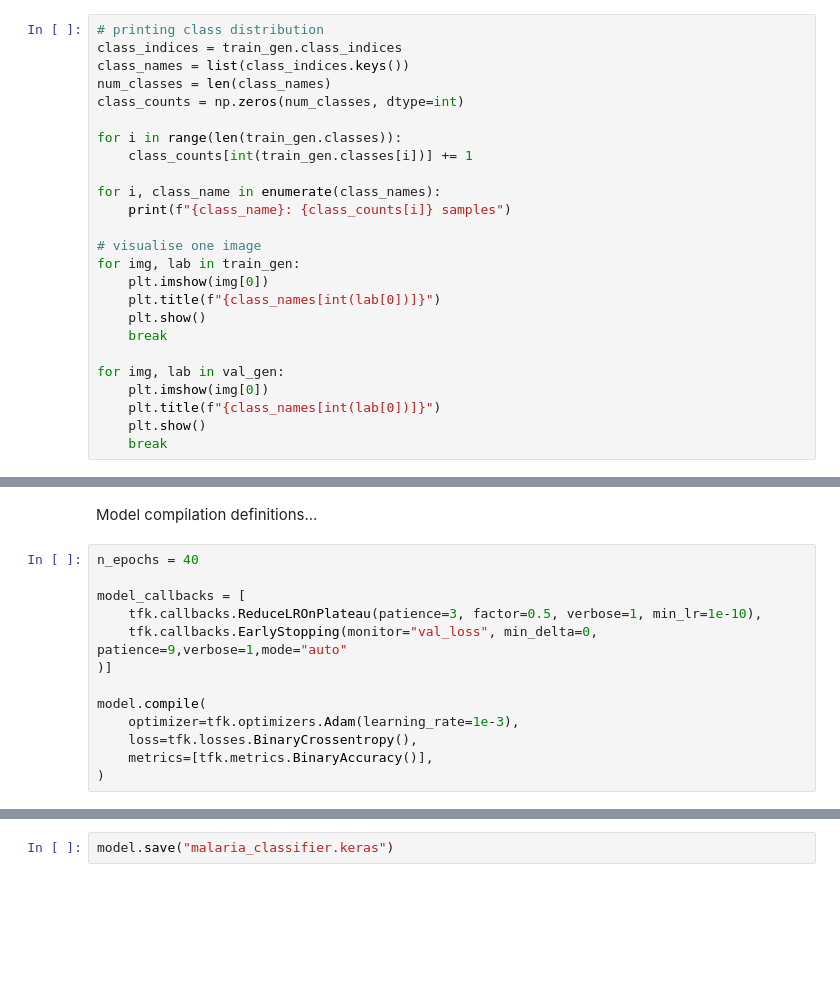
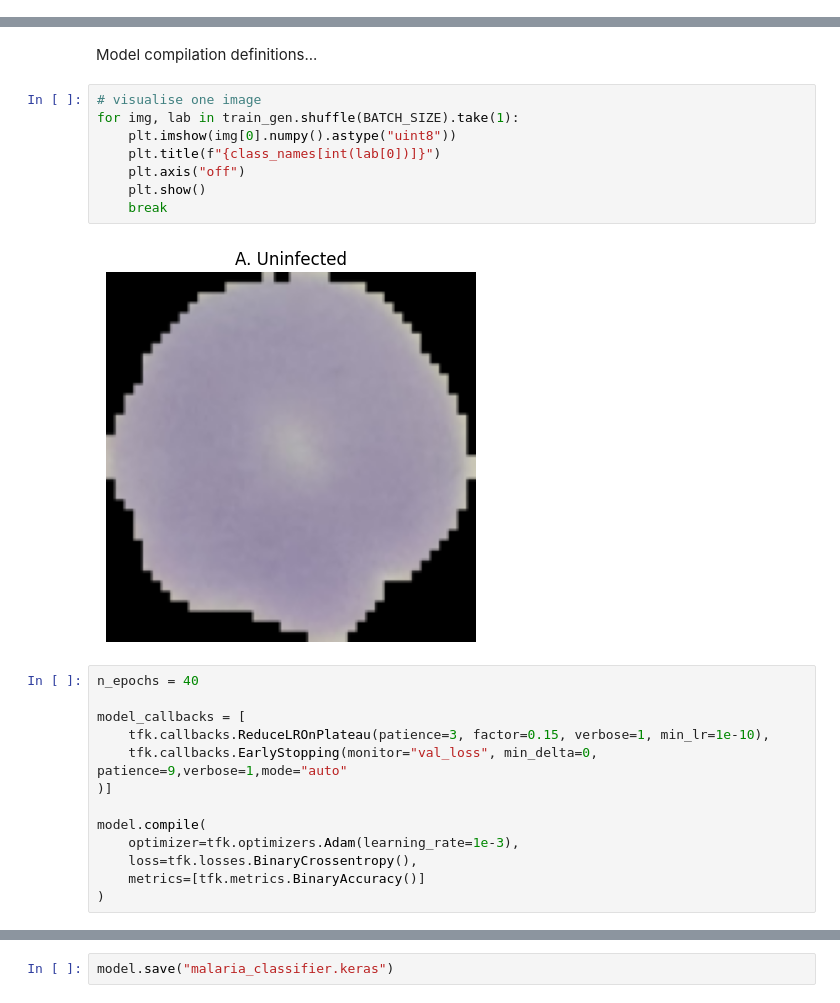
Before and after one commit to VohraAK/NIH-Malaria-Classifier, a Jupyter notebook: notebook.ipynb, the cells around one changed output, grey strips where cells are left out. Cells and saved outputs as stored; diff of their text form; blank space fills up the shorter version.

```diff
--- a/notebook.ipynb
+++ b/notebook.ipynb
@@ -85,25 +78,0 @@ Found 5510 images belonging to 2 classes.
-# %%
-# printing class distribution
-class_indices = train_gen.class_indices
-class_names = list(class_indices.keys())
-num_classes = len(class_names)
-class_counts = np.zeros(num_classes, dtype=int)
-
-for i in range(len(train_gen.classes)):
-    class_counts[int(train_gen.classes[i])] += 1
-
-for i, class_name in enumerate(class_names):
-    print(f"{class_name}: {class_counts[i]} samples")
-
-# visualise one image
-for img, lab in train_gen:
-    plt.imshow(img[0])
-    plt.title(f"{class_names[int(lab[0])]}")
-    plt.show()
-    break
-
-for img, lab in val_gen:
-    plt.imshow(img[0])
-    plt.title(f"{class_names[int(lab[0])]}")
-    plt.show()
-    break
@@ -115,17 +134,27 @@ B. Parasitized: 11024 samples
 # %% [markdown]
 Model compilation definitions...
+# %%
+# visualise one image
+for img, lab in train_gen.shuffle(BATCH_SIZE).take(1):
+    plt.imshow(img[0].numpy().astype("uint8"))
+    plt.title(f"{class_names[int(lab[0])]}")
+    plt.axis("off")
+    plt.show()
+    break
+# %% [output]
+[figure, added]
 # %%
 n_epochs = 40
 
 model_callbacks = [
-    tfk.callbacks.ReduceLROnPlateau(patience=3, factor=0.5, verbose=1, min_lr=1e-10),
+    tfk.callbacks.ReduceLROnPlateau(patience=3, factor=0.15, verbose=1, min_lr=1e-10),
     tfk.callbacks.EarlyStopping(monitor="val_loss", min_delta=0, patience=9,verbose=1,mode="auto"
 )]
 
 model.compile(
     optimizer=tfk.optimizers.Adam(learning_rate=1e-3),
     loss=tfk.losses.BinaryCrossentropy(),
-    metrics=[tfk.metrics.BinaryAccuracy()],
+    metrics=[tfk.metrics.BinaryAccuracy()]
 )
 # %%
 print(model.summary())
```
Also changed, not shown: parts of 13 cells of this notebook, 1 other file.
